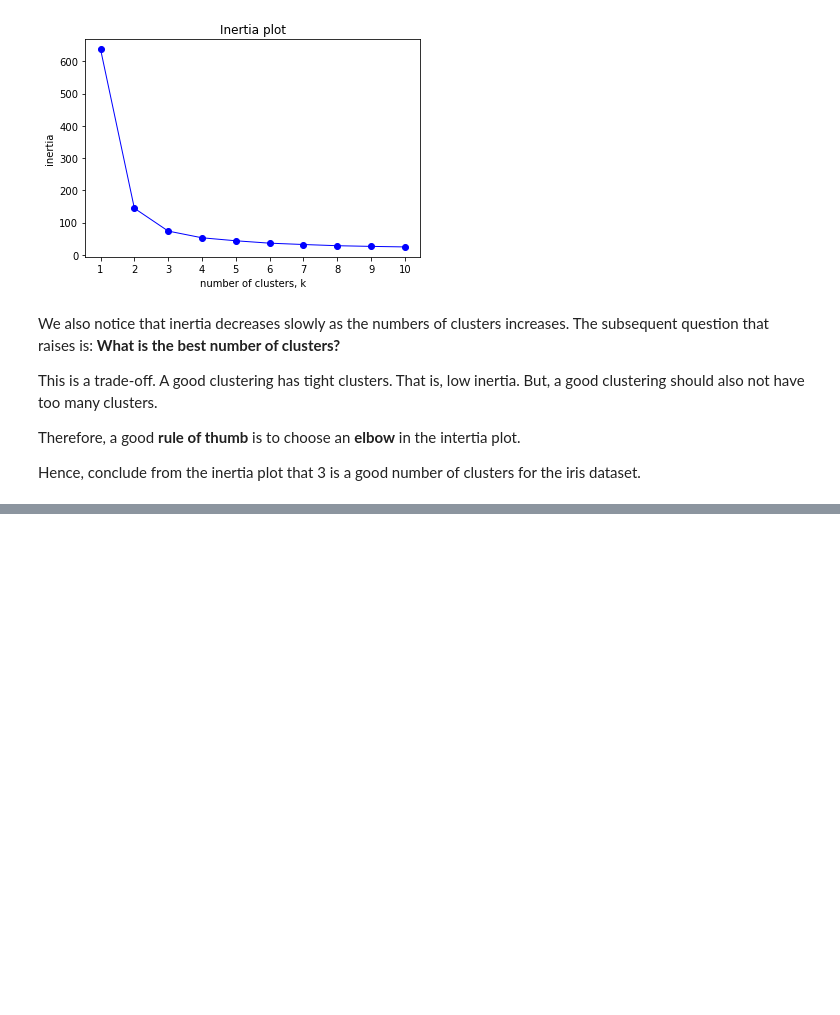
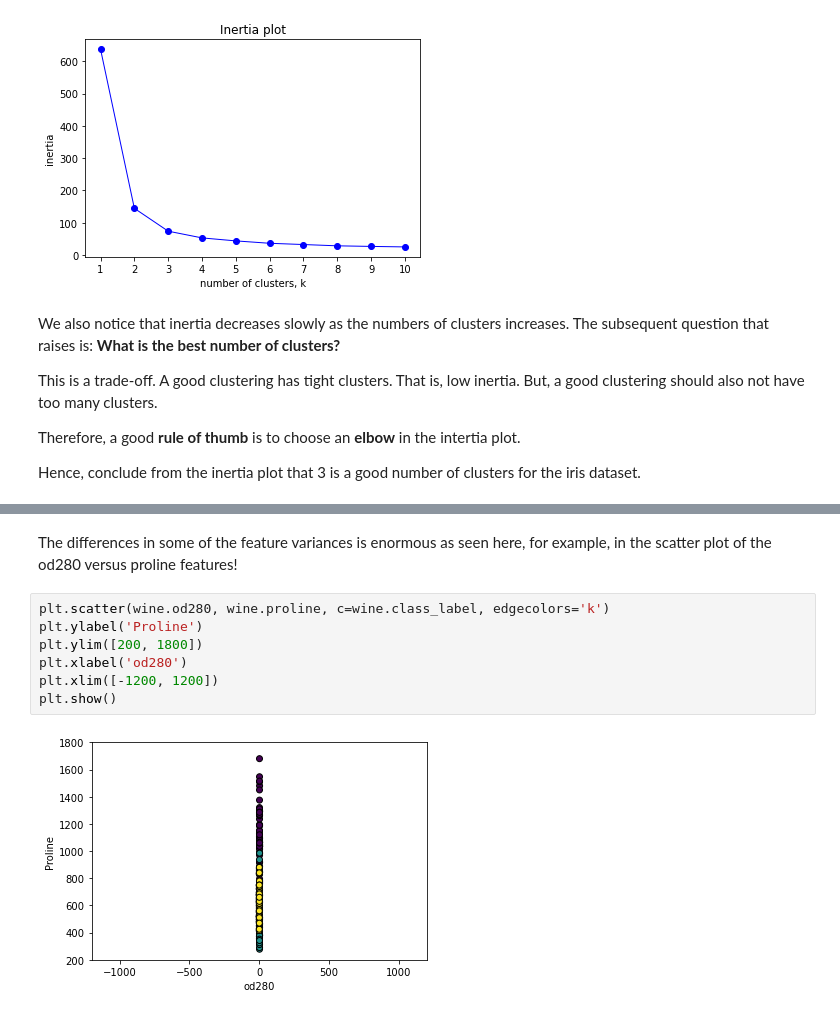
Before and after one commit to kbantoec/unsupervised_learning, a Jupyter notebook: clustering_for_dataset_exploration.ipynb, the cells around one changed output, grey strips where cells are left out. Drawn from its saved outputs; the diff is of its cells as text; blank space fills up the shorter version.

```diff
--- a/clustering_for_dataset_exploration.ipynb
+++ b/clustering_for_dataset_exploration.ipynb
@@ -335,0 +422,11 @@ Hence, conclude from the inertia plot that 3 is a good number of clusters for th
+# %% [markdown]
+The differences in some of the feature variances is enormous as seen here, for example, in the scatter plot of the od280 versus proline features!
+# %%
+plt.scatter(wine.od280, wine.proline, c=wine.class_label, edgecolors='k')
+plt.ylabel('Proline')
+plt.ylim([200, 1800])
+plt.xlabel('od280')
+plt.xlim([-1200, 1200])
+plt.show()
+# %% [output]
+[figure, added]
```
Also changed, not shown: parts of 16 cells of this notebook.
